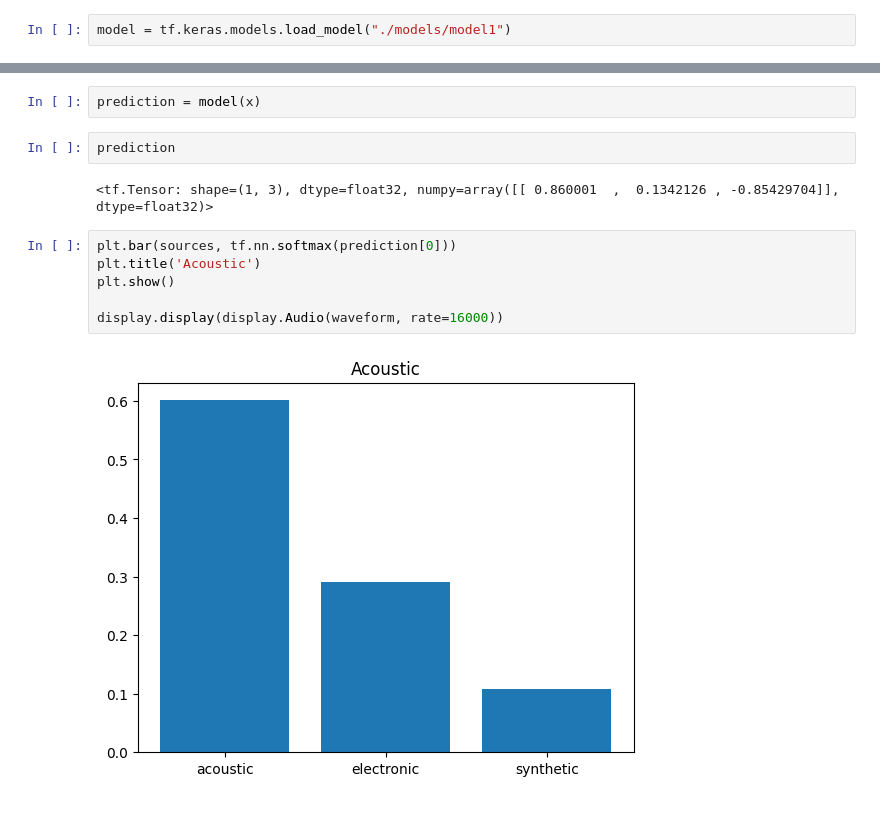
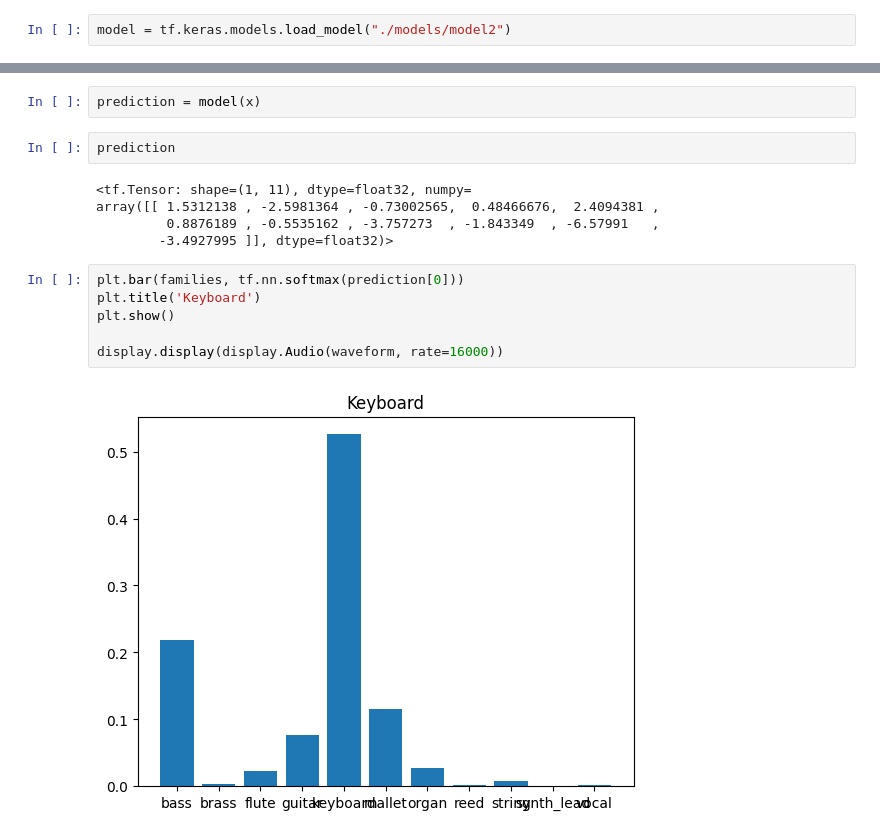
Before and after one commit to bucket420/AudioClassification, a Jupyter notebook: train_instr.ipynb, the cells around one changed output, grey strips where cells are left out. Saved outputs shown, nothing was run; the diff lists cells and outputs as text.

```diff
--- a/train_instr.ipynb
+++ b/train_instr.ipynb
@@ -287,5 +275,5 @@ INFO:tensorflow:Assets written to: ./models/model1\assets
 # %%
-model = tf.keras.models.load_model("./models/model1")
+model = tf.keras.models.load_model("./models/model2")
 # %%
 x = tf.io.read_file("./samples/piano-G3.wav")
 x, sample_rate = tf.audio.decode_wav(x, desired_channels=1, desired_samples=16000,)
@@ -298,13 +286,16 @@ prediction = model(x)
 # %%
 prediction
 # %% [output]
-<tf.Tensor: shape=(1, 3), dtype=float32, numpy=array([[ 0.860001  ,  0.1342126 , -0.85429704]], dtype=float32)>
+<tf.Tensor: shape=(1, 11), dtype=float32, numpy=
+array([[ 1.5312138 , -2.5981364 , -0.73002565,  0.48466676,  2.4094381 ,
+         0.8876189 , -0.5535162 , -3.757273  , -1.843349  , -6.57991   ,
+        -3.4927995 ]], dtype=float32)>
 # %%
-plt.bar(sources, tf.nn.softmax(prediction[0]))
-plt.title('Acoustic')
+plt.bar(families, tf.nn.softmax(prediction[0]))
+plt.title('Keyboard')
 plt.show()
 
 display.display(display.Audio(waveform, rate=16000))
 # %% [output]
-[figure, old version]
+[figure, new version]
 [interactive output not drawn]
```
Also changed, not shown: parts of 8 cells of this notebook.
